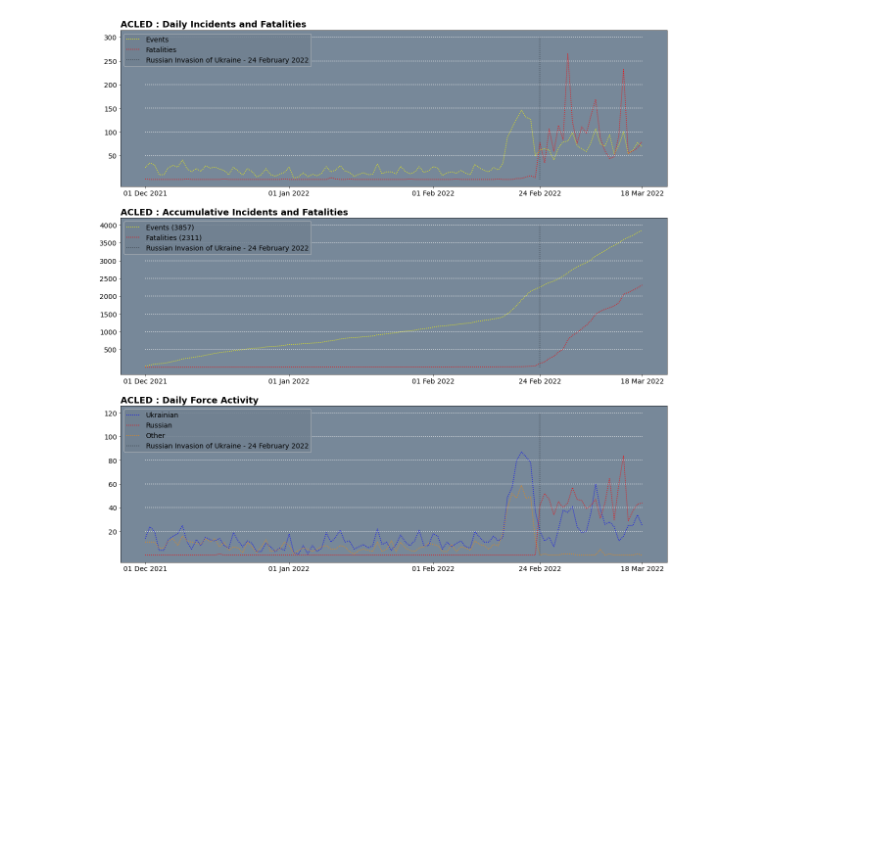
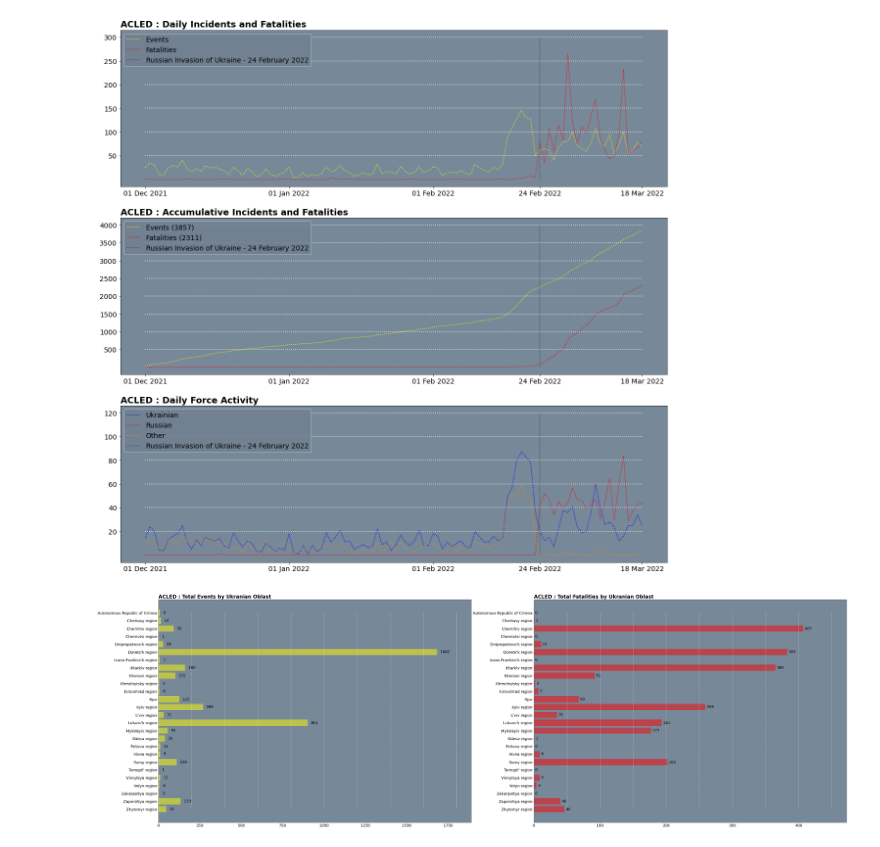
Before and after one commit to BW-GIS-Developer/EGM722-ACLED-Analysis, a Jupyter notebook: Python Code/EGM722_ACLED_Analysis.ipynb, the cells around one changed output. Cells and saved outputs as stored; diff of their text form; code cells hidden in the pictures; blank space fills up the shorter version.

Commit message:
2022-09-04 22:57 - Oblast graphs
Graphs for Oblast statistics complete

```diff
--- a/Python Code/EGM722_ACLED_Analysis.ipynb
+++ b/Python Code/EGM722_ACLED_Analysis.ipynb
@@ -335,3 +336,44 @@ def count_by_oblast(oblasts, acled):
 # %%
 # Spatially join ACLED to country oblasts
 oblast_statistics = count_by_oblast(ukraine_oblast_geopandas, acled_daterange_se)
+# %%
+# Create figure and axis
+figure_2, (axis_4, axis_5) = plt.subplots(nrows=1, ncols=2, figsize=(60,20))
+
+axis_list = [axis_4, axis_5]
+
+# Reverse A-Z into Z-A for plot labels
+oblast_statistics = oblast_statistics.sort_values(by="Region", ascending=False)
+
+# Set titles
+axis_4.set_title("ACLED : Total Events by Ukranian Oblast",
+                 fontsize=24,
+                 loc="left",
+                 weight="bold")
+
+axis_5.set_title("ACLED : Total Fatalities by Ukranian Oblast",
+                 fontsize=24,
+                 loc="left",
+                 weight="bold")
+
+# Plot oblast_statistics
+axis_4.barh(oblast_statistics["Region"], oblast_statistics["count"], color="yellow", alpha=0.5)
+axis_5.barh(oblast_statistics["Region"], oblast_statistics["fatalities"], color="r", alpha=0.5)
+
+# Set y axis labels
+y_ticks = [[i for i in range(200, oblast_statistics["count"].max() + 200, 200)], [i for i in range(50, oblast_statistics["fatalities"].max() + 50, 50)]]
+
+# Format styling
+for index, axis in enumerate(axis_list):
+    axis.set_facecolor("lightslategray")
+    axis.vlines(x=y_ticks[index], ymin="Autonomous Republic of Crimea", ymax="Zhytomyr region", color="whitesmoke", linestyle=":")
+    axis.tick_params(axis='x', labelsize=18)
+    axis.tick_params(axis='y', labelsize=18)
+
+for index, value in enumerate(oblast_statistics["count"]):
+    axis_4.text(value + 20, index, str(value), color="k", fontsize=18, va="center")
+
+for index, value in enumerate(oblast_statistics["fatalities"]):
+    axis_5.text(value + 2, index, str(value), color="k", fontsize=18, va="center")
+# %% [output]
+[figure, added]
```
Also changed, not shown: parts of 1 cell of this notebook.
